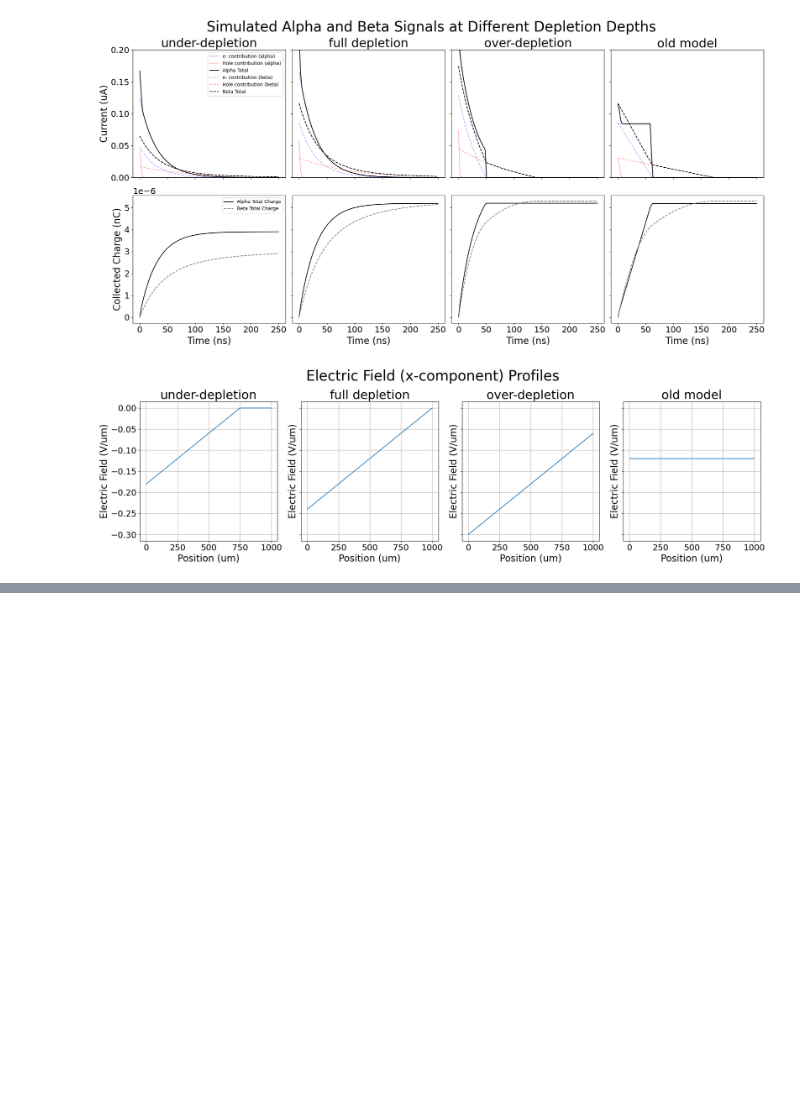
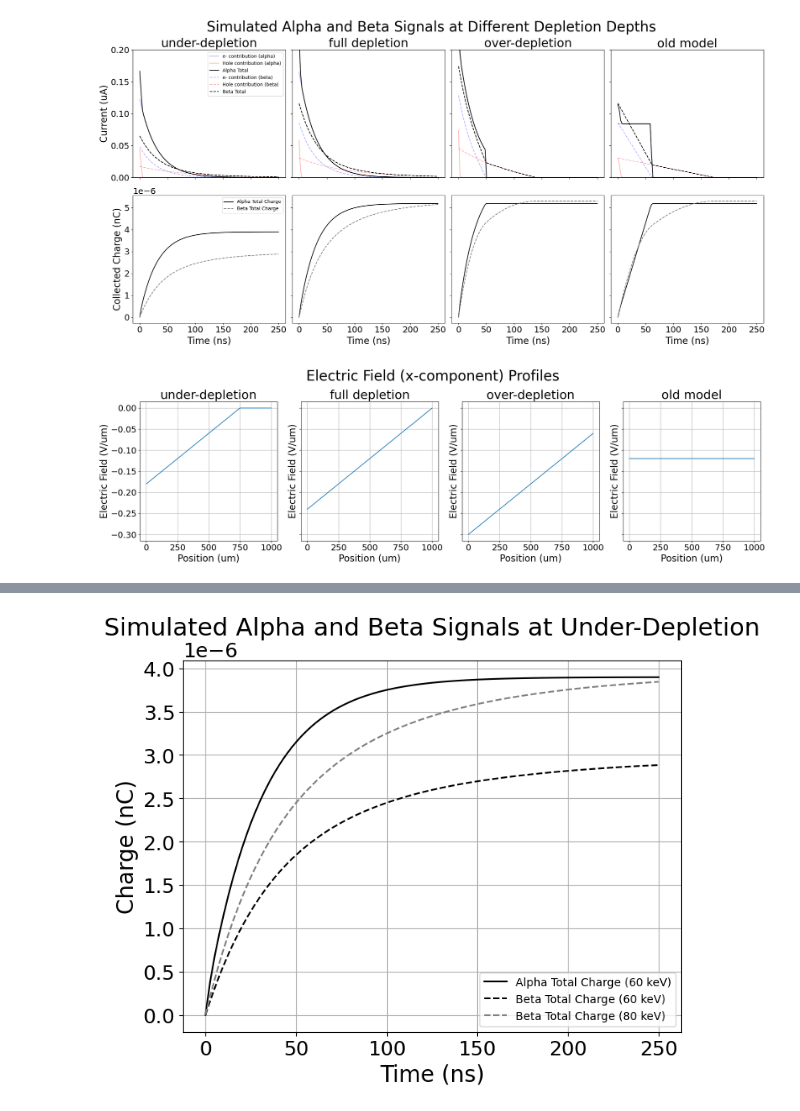
Before and after one commit to ForestTschirhart/Si_detector_sim_upgrade, a Jupyter notebook: detector_sim_analytic_copy.ipynb, the cells around one changed output, grey strips where cells are left out. Drawn from its saved outputs; the diff is of its cells as text; code cells hidden in the pictures; blank space fills up the shorter version.

```diff
--- a/detector_sim_analytic_copy.ipynb
+++ b/detector_sim_analytic_copy.ipynb
@@ -382,0 +445,32 @@ plt.tight_layout()
+# %%
+model = model_responses[0]  # under depletion
+
+# calculate alphas
+alpha_e = simulate_event(model[0], a_counts)
+alpha_h = simulate_event(model[1], a_counts)
+alpha_sum = alpha_e + alpha_h
+alpha_charge = integrate_current(alpha_sum, time_test)
+
+# calculate betas
+beta_e = simulate_event(model[0], b_counts)
+beta_h = simulate_event(model[1], b_counts)
+beta_sum = beta_e + beta_h
+beta_charge = integrate_current(beta_sum, time_test)
+
+E_choice = 80  # keV
+beta_counts_more = generate_beta_deposition(detector_test, E_choice)
+beta_e_more = simulate_event(model[0], beta_counts_more)
+beta_h_more = simulate_event(model[1], beta_counts_more)
+beta_sum_more = beta_e_more + beta_h_more
+beta_charge_more = integrate_current(beta_sum_more, time_test)
+
+plt.plot(time_test*1e9, alpha_charge*1e9, label='Alpha Total Charge (60 keV)', color='black')
+plt.plot(time_test*1e9, beta_charge*1e9, label='Beta Total Charge (60 keV)', color='black', linestyle='--')
+plt.plot(time_test*1e9, beta_charge_more*1e9, label=f'Beta Total Charge ({E_choice} keV)', color='gray', linestyle='--')
+plt.xlabel('Time (ns)')
+plt.ylabel('Charge (nC)')
+plt.title('Simulated Alpha and Beta Signals at Under-Depletion')
+plt.legend()
+plt.grid()
+# %% [output]
+[figure, added]
```
Also changed, not shown: parts of 7 cells of this notebook.
